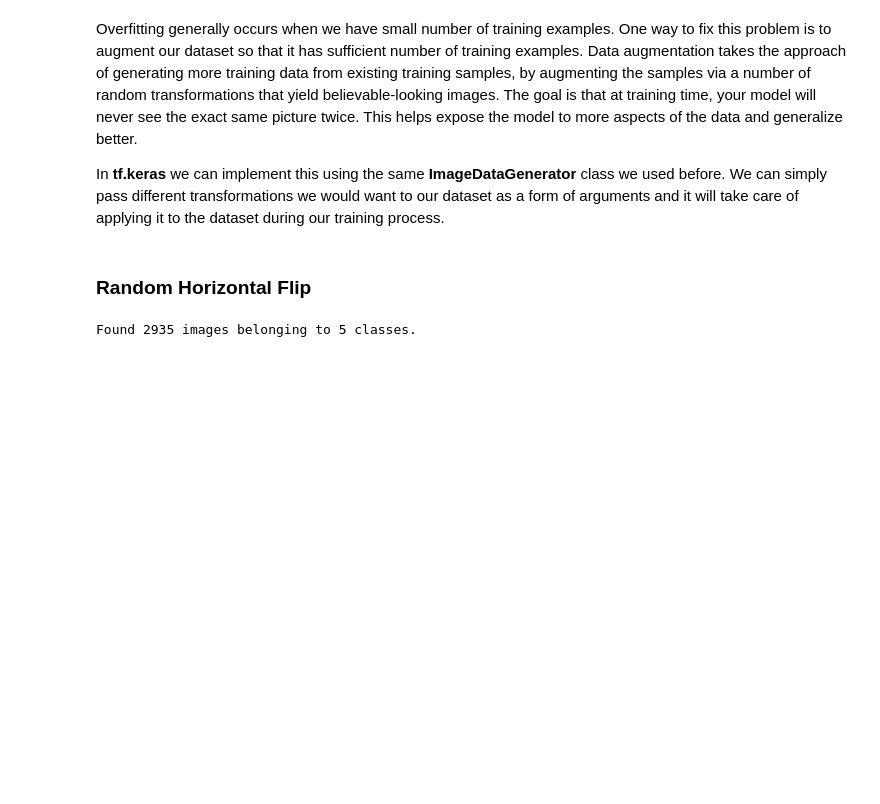
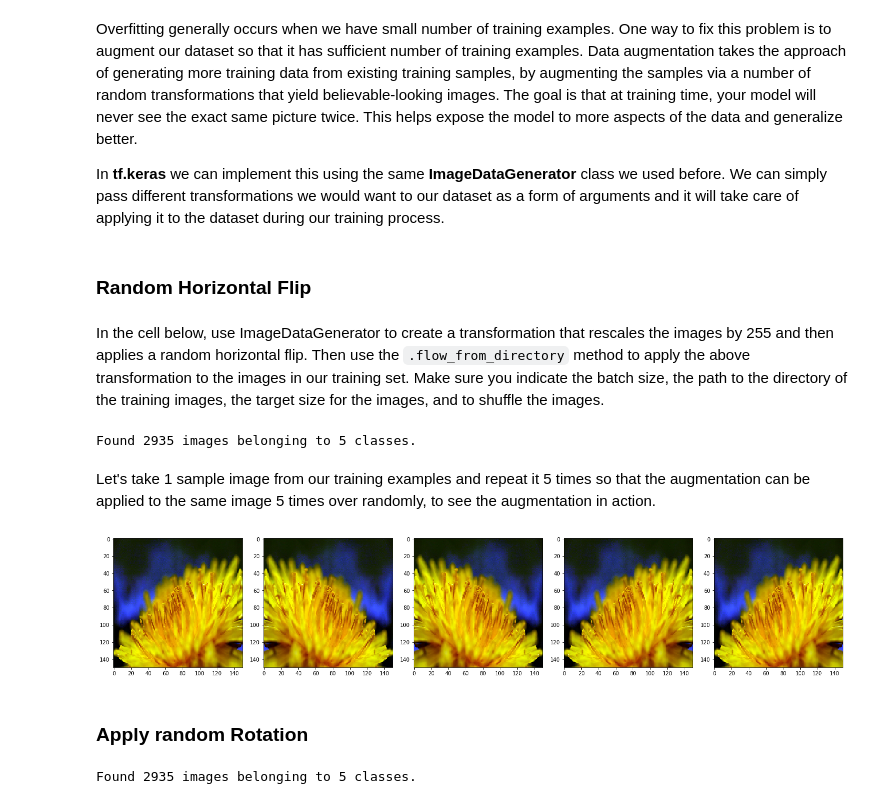
Before and after one commit to MuhammadDanyialKhan/Google-Colaboratory-Notebooks, a Jupyter notebook: exercise_flowers_with_data_augmentation.ipynb, the cells around one changed output. Cells and saved outputs as stored; diff of their text form; code cells hidden in the pictures; blank space fills up the shorter version.

```diff
--- a/exercise_flowers_with_data_augmentation.ipynb
+++ b/exercise_flowers_with_data_augmentation.ipynb
@@ -125,6 +125,8 @@ batch_size = 100
 IMG_SHAPE = 150
 # %% [markdown]
 ###  Random Horizontal Flip
+# %% [markdown]
+In the cell below, use ImageDataGenerator to create a transformation that rescales the images by 255 and then applies a random horizontal flip. Then use the `.flow_from_directory` method to apply the above transformation to the images in our training set. Make sure you indicate the batch size, the path to the directory of the training images, the target size for the images, and to shuffle the images.
 # %%
 image_gen = ImageDataGenerator(rescale=1./255, horizontal_flip=True)
 
@@ -134,3 +136,30 @@ train_data_gen = image_gen.flow_from_directory(batch_size=batch_size,
                                               target_size=(IMG_SHAPE,IMG_SHAPE))
 # %% [output]
 Found 2935 images belonging to 5 classes.
+# %% [markdown]
+Let's take 1 sample image from our training examples and repeat it 5 times so that the augmentation can be applied to the same image 5 times over randomly, to see the augmentation in action.
+# %%
+# This function will plot images in the form of a grid with 1 row and 5 columns where images are placed in each column.
+def plotImages(image_arr):
+  fig, axis = plt.subplots(1, 5, figsize=(20,20))
+  axis = axis.flatten()
+  for img, ax in zip(image_arr, axis):
+    ax.imshow(img)
+  plt.tight_layout()
+  plt.show()
+# %%
+augmented_images = [train_data_gen[0][0][0] for i in range(5)]
+plotImages(augmented_images)
+# %% [output]
+[figure, added]
+# %% [markdown]
+### Apply random Rotation
+# %%
+image_gen = ImageDataGenerator(rescale=1./255, rotation_range=45)
+
+train_data_gen = image_gen.flow_from_directory(batch_size=batch_size,
+                                              directory=train_dir,
+                                              shuffle=True,
+                                              target_size=(IMG_SHAPE,IMG_SHAPE))
+# %% [output]
+Found 2935 images belonging to 5 classes.
```
Also changed, not shown: parts of 10 cells of this notebook.
